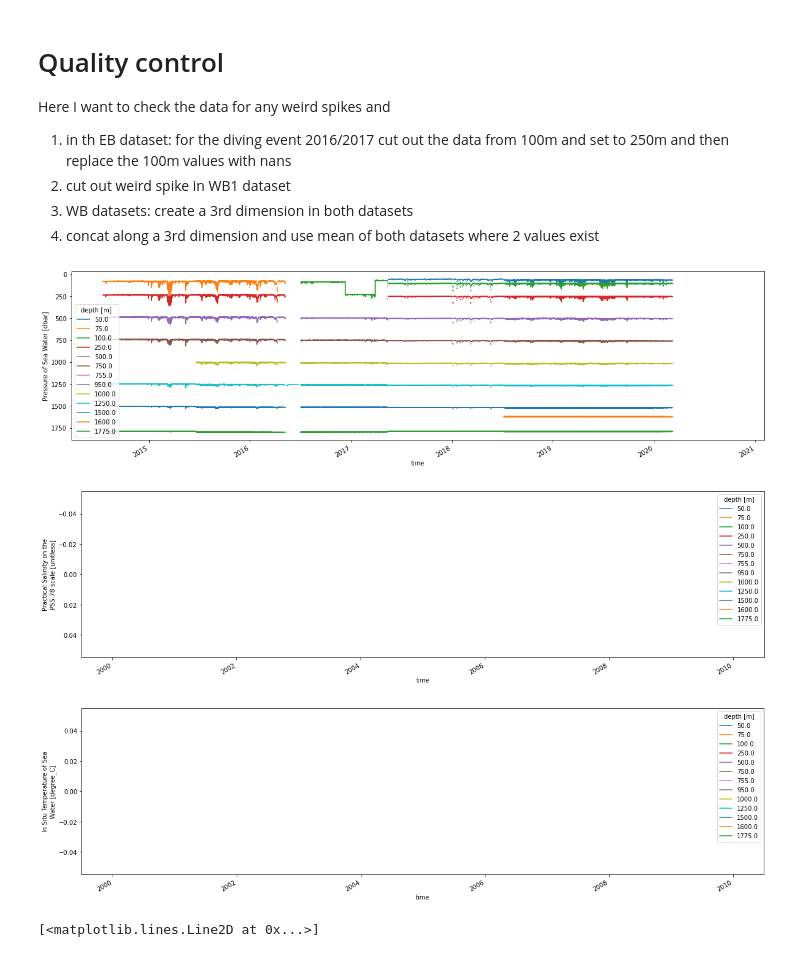
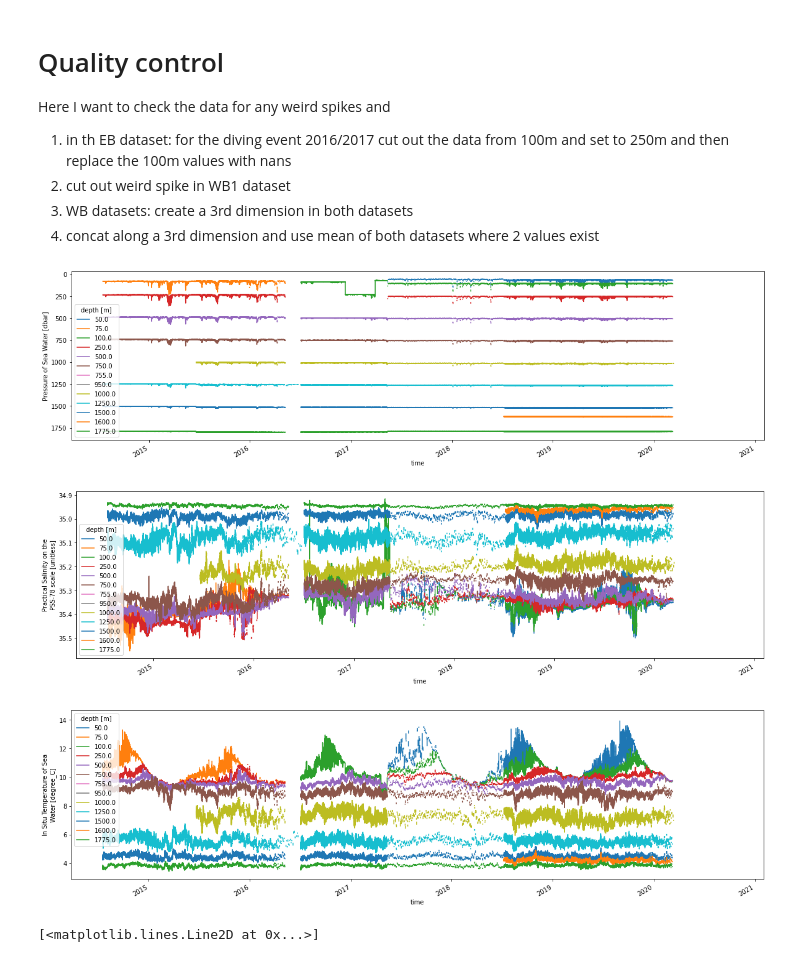
Before and after one commit to Marie-Louise-Korte/Rockall_Trough_MHW, a Jupyter notebook: Quality_control_EB.ipynb, the cells around one changed output. Cells and saved outputs as stored; diff of their text form; code cells hidden in the pictures.

```diff
--- a/Quality_control_EB.ipynb
+++ b/Quality_control_EB.ipynb
@@ -23,14 +23,14 @@ file_name = "data/rteb1_all_merged.nc"
 ds_eb = xr.open_dataset(file_name)
 # %%
 ds_eb.pres.where(ds_eb.pres>0).plot.line(x='time', figsize = (20,5), yincrease = False); #.where(ds.pres>0);
-ds_eb.sal.where(ds_eb.sal<0).plot.line(x='time', figsize = (20,5), yincrease = False);
-ds_eb.temp.where(ds_eb.temp>15).plot.line(x='time', figsize = (20,5));
+ds_eb.sal.where(ds_eb.sal>0).plot.line(x='time', figsize = (20,5), yincrease = False);
+ds_eb.temp.plot.line(x='time', figsize = (20,5));
 
 # seems fine, just need to fix 2017
 # %% [output]
 [figure]
-[figure, old version]
+[figure, new version]
-[figure, old version]
+[figure, new version]
 # %%
 ds_eb75=ds_eb.sel(depth=75)
 ds_eb950=ds_eb.sel(depth=950)
```
Also changed, not shown: parts of 6 cells of this notebook.
